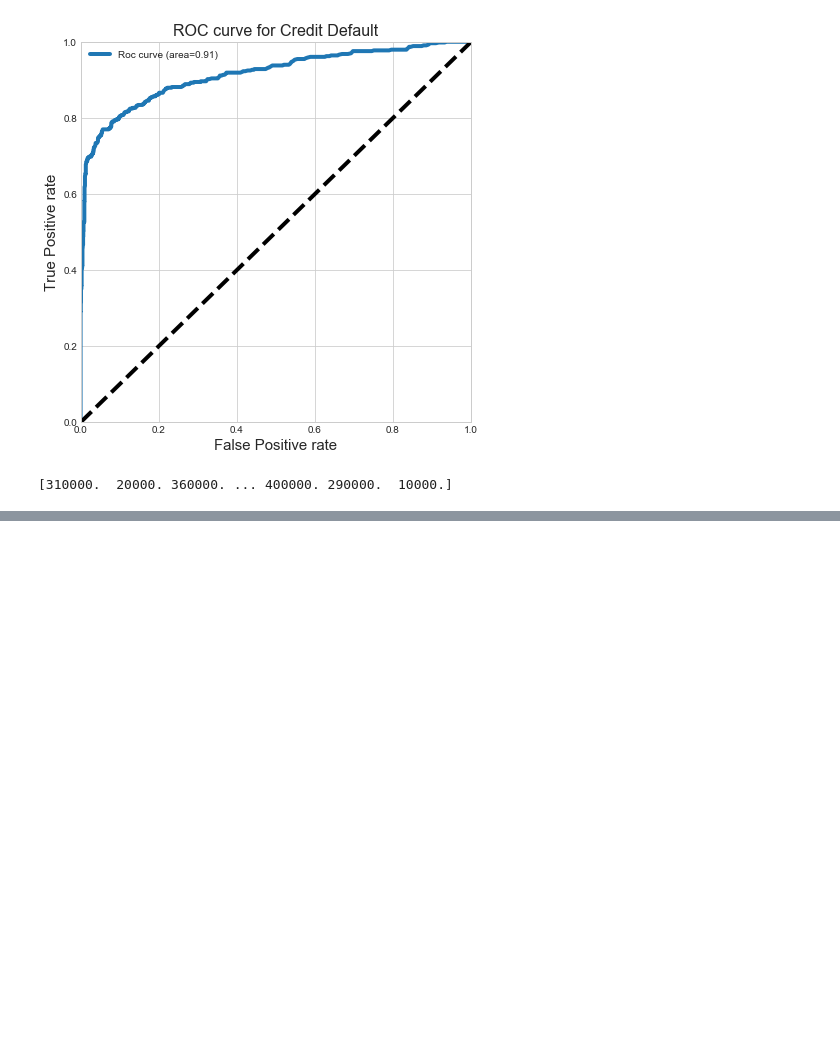
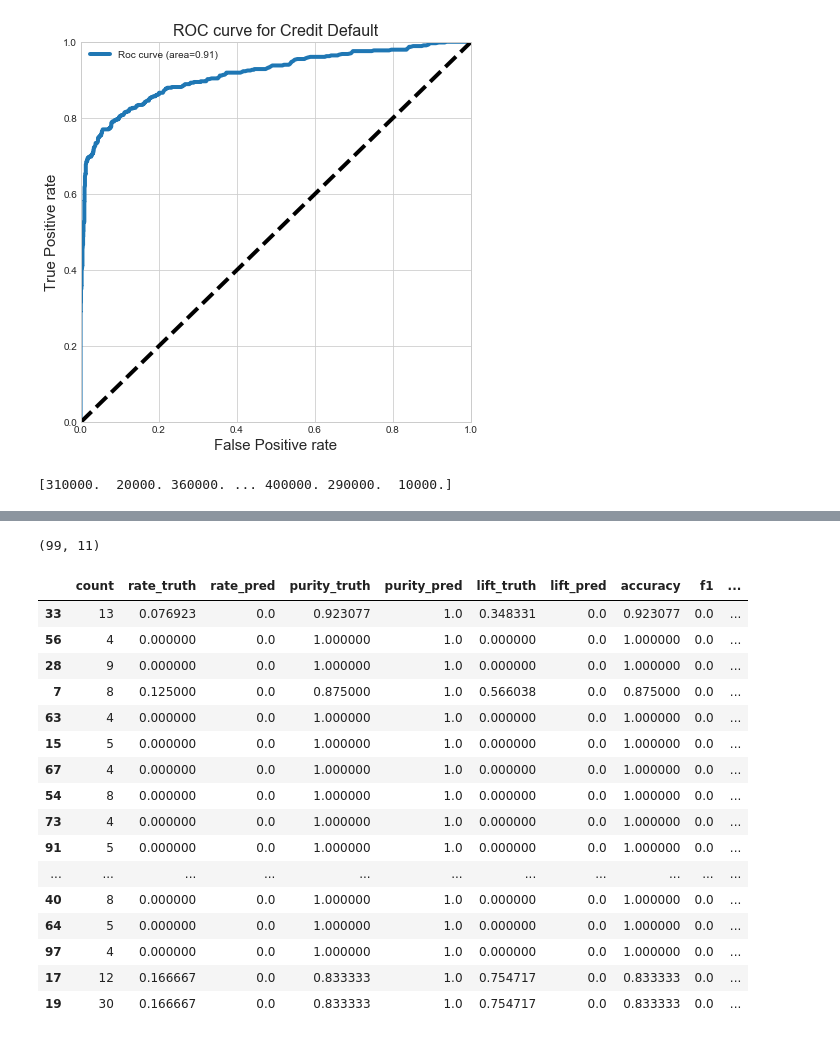
Before and after one commit to innovator-arjun/Credit-Card-AL-ML-Analytics, a Jupyter notebook: Credit Card Farud ML-AI-Python_Analytics.ipynb, the cells around one changed output, grey strips where cells are left out. Cells and saved outputs as stored; diff of their text form; code cells hidden in the pictures; blank space fills up the shorter version.

```diff
--- a/Credit Card Farud ML-AI-Python_Analytics.ipynb
+++ b/Credit Card Farud ML-AI-Python_Analytics.ipynb
@@ -1271,0 +1319,26 @@ NameError: name 'clusters' is not defined
+# %%
+cl_df.shape
+# %% [output]
+(99, 11)
+# %%
+sel = ((cl_df['f1']>0.7) | (cl_df['accuracy']>0.82))
+clusters_topsel = cl_df[sel]
+clusters_topsel.sample(20)
+# %% [output]
+|  | count | rate_truth | rate_pred | purity_truth | purity_pred | lift_truth | lift_pred | accuracy | f1 | ... |
+| 33 | 13 | 0.076923 | 0.0 | 0.923077 | 1.0 | 0.348331 | 0.0 | 0.923077 | 0.0 | ... |
+| 56 | 4 | 0.000000 | 0.0 | 1.000000 | 1.0 | 0.000000 | 0.0 | 1.000000 | 0.0 | ... |
+| 28 | 9 | 0.000000 | 0.0 | 1.000000 | 1.0 | 0.000000 | 0.0 | 1.000000 | 0.0 | ... |
+| 7 | 8 | 0.125000 | 0.0 | 0.875000 | 1.0 | 0.566038 | 0.0 | 0.875000 | 0.0 | ... |
+| 63 | 4 | 0.000000 | 0.0 | 1.000000 | 1.0 | 0.000000 | 0.0 | 1.000000 | 0.0 | ... |
+| 15 | 5 | 0.000000 | 0.0 | 1.000000 | 1.0 | 0.000000 | 0.0 | 1.000000 | 0.0 | ... |
+| 67 | 4 | 0.000000 | 0.0 | 1.000000 | 1.0 | 0.000000 | 0.0 | 1.000000 | 0.0 | ... |
+| 54 | 8 | 0.000000 | 0.0 | 1.000000 | 1.0 | 0.000000 | 0.0 | 1.000000 | 0.0 | ... |
+| 73 | 4 | 0.000000 | 0.0 | 1.000000 | 1.0 | 0.000000 | 0.0 | 1.000000 | 0.0 | ... |
+| 91 | 5 | 0.000000 | 0.0 | 1.000000 | 1.0 | 0.000000 | 0.0 | 1.000000 | 0.0 | ... |
+| ... | ... | ... | ... | ... | ... | ... | ... | ... | ... | ... |
+| 40 | 8 | 0.000000 | 0.0 | 1.000000 | 1.0 | 0.000000 | 0.0 | 1.000000 | 0.0 | ... |
+| 64 | 5 | 0.000000 | 0.0 | 1.000000 | 1.0 | 0.000000 | 0.0 | 1.000000 | 0.0 | ... |
+| 97 | 4 | 0.000000 | 0.0 | 1.000000 | 1.0 | 0.000000 | 0.0 | 1.000000 | 0.0 | ... |
+| 17 | 12 | 0.166667 | 0.0 | 0.833333 | 1.0 | 0.754717 | 0.0 | 0.833333 | 0.0 | ... |
+| 19 | 30 | 0.166667 | 0.0 | 0.833333 | 1.0 | 0.754717 | 0.0 | 0.833333 | 0.0 | ... |
```
Also changed, not shown: parts of 16 cells of this notebook.
